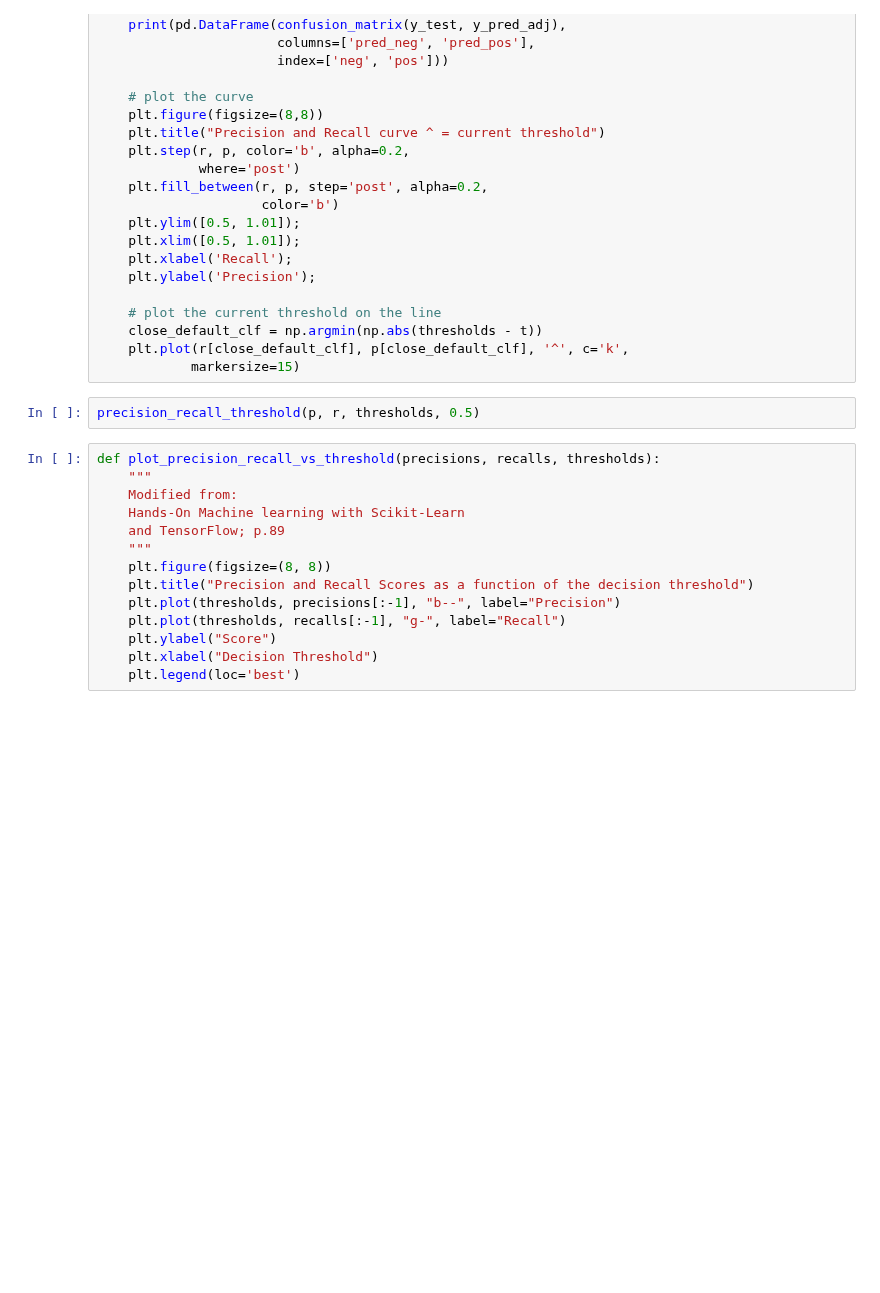
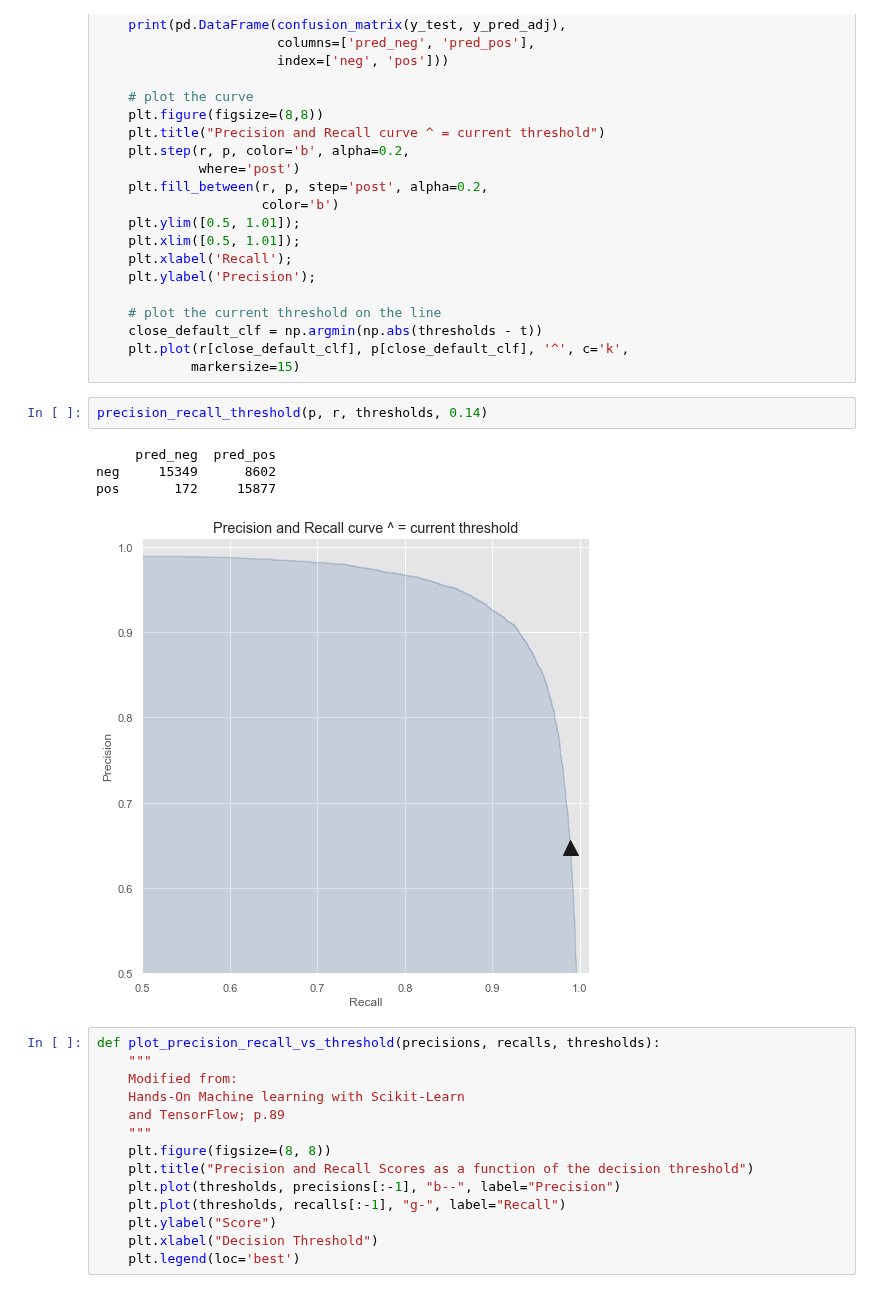
Before and after one commit to davxdan/Quantifying-The-World, a Jupyter notebook: Final/lJiang_kRollins_dDavieauCaseStudyQTWFinal.ipynb, the cells around one changed output. Saved outputs shown, nothing was run; the diff lists cells and outputs as text; blank space fills up the shorter version.

```diff
--- a/Final/lJiang_kRollins_dDavieauCaseStudyQTWFinal.ipynb
+++ b/Final/lJiang_kRollins_dDavieauCaseStudyQTWFinal.ipynb
@@ -318,7 +358,12 @@ def precision_recall_threshold(p, r, thresholds, t=0.5):
     plt.plot(r[close_default_clf], p[close_default_clf], '^', c='k',
             markersize=15)
 # %%
-precision_recall_threshold(p, r, thresholds, 0.5)
+precision_recall_threshold(p, r, thresholds, 0.14)
+# %% [output]
+     pred_neg  pred_pos
+neg     15349      8602
+pos       172     15877
+[figure, added]
 # %%
 def plot_precision_recall_vs_threshold(precisions, recalls, thresholds):
     """
```
Also changed, not shown: parts of 6 cells of this notebook.
